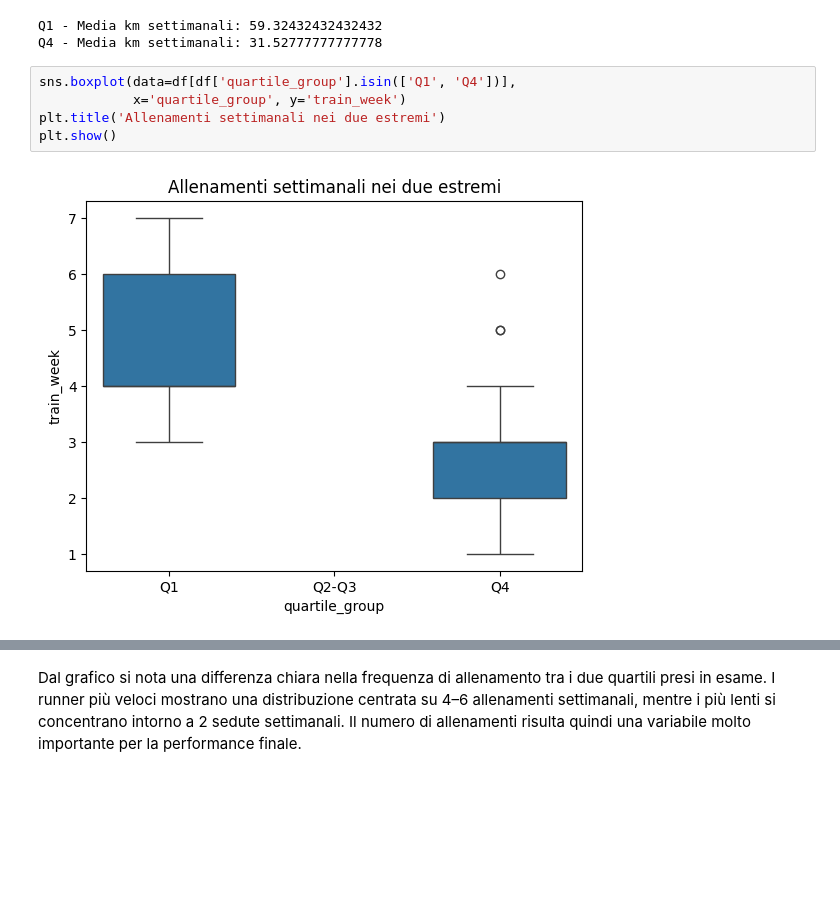
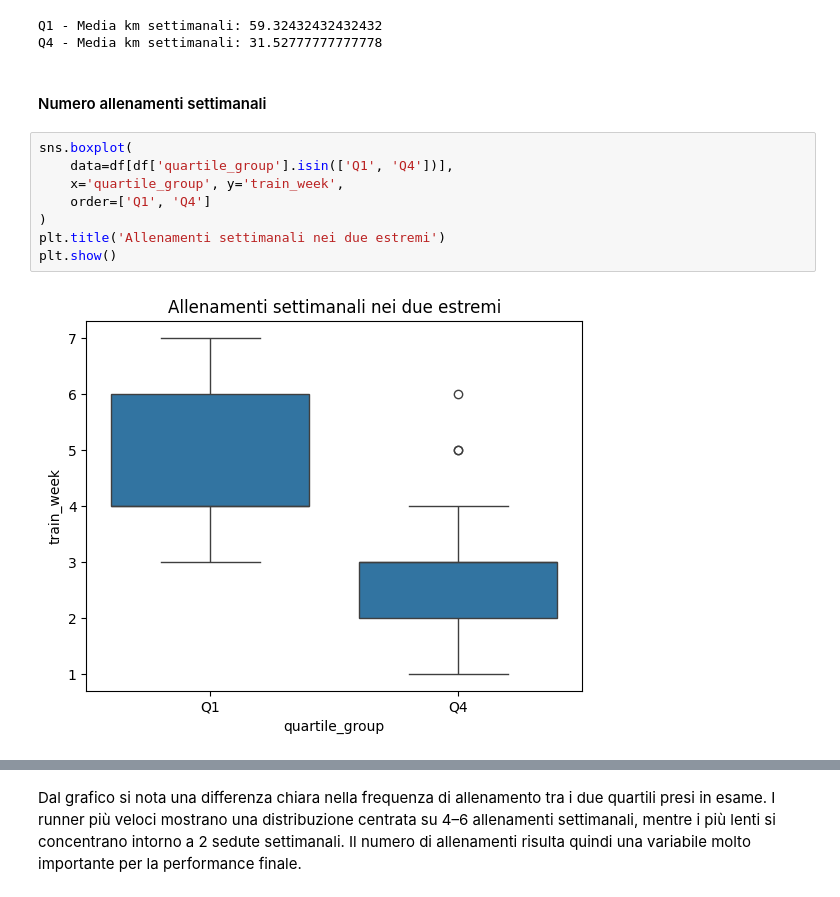
Before and after one commit to gabrynapo/HM_Time_Prediction_Thesis, a Jupyter notebook: data_cleaning.ipynb, the cells around one changed output, grey strips where cells are left out. Cells and saved outputs as stored; diff of their text form; blank space fills up the shorter version.

```diff
--- a/data_cleaning.ipynb
+++ b/data_cleaning.ipynb
@@ -313,10 +314,15 @@ print("Q4 - Media km settimanali:", q4_df.avg_km_week.mean())
 # %% [output]
 Q1 - Media km settimanali: 59.32432432432432
 Q4 - Media km settimanali: 31.52777777777778
+# %% [markdown]
+#### Numero allenamenti settimanali
 # %%
-sns.boxplot(data=df[df['quartile_group'].isin(['Q1', 'Q4'])],
-            x='quartile_group', y='train_week')
+sns.boxplot(
+    data=df[df['quartile_group'].isin(['Q1', 'Q4'])],
+    x='quartile_group', y='train_week',
+    order=['Q1', 'Q4']
+)
 plt.title('Allenamenti settimanali nei due estremi')
 plt.show()
 # %% [output]
-[figure, old version]
+[figure, new version]
```
Also changed, not shown: parts of 34 cells of this notebook.
